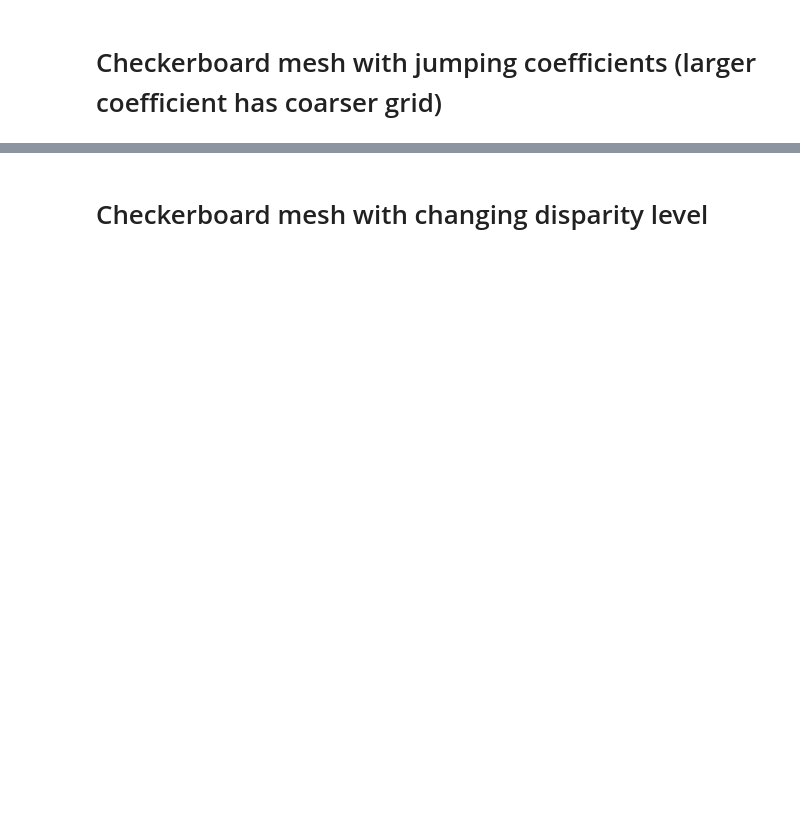
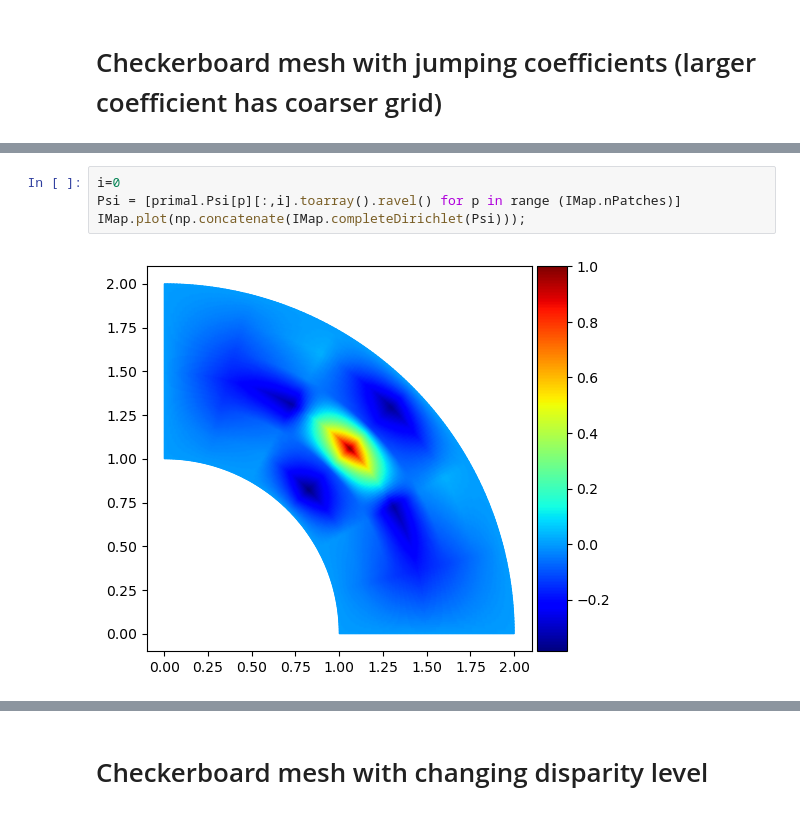
Before and after one commit to c-f-h/pyiga, a Jupyter notebook: notebooks/IETI.ipynb, the cells around one changed output, grey strips where cells are left out. Cells and saved outputs as stored; diff of their text form; blank space fills up the shorter version.

```diff
--- a/notebooks/IETI.ipynb
+++ b/notebooks/IETI.ipynb
@@ -173,0 +228,6 @@ setting up constraints took 0.08913707733154297 seconds.
+# %%
+i=0
+Psi = [primal.Psi[p][:,i].toarray().ravel() for p in range (IMap.nPatches)]
+IMap.plot(np.concatenate(IMap.completeDirichlet(Psi)));
+# %% [output]
+[figure, added]
```
Also changed, not shown: parts of 21 cells of this notebook, 19 other files.
